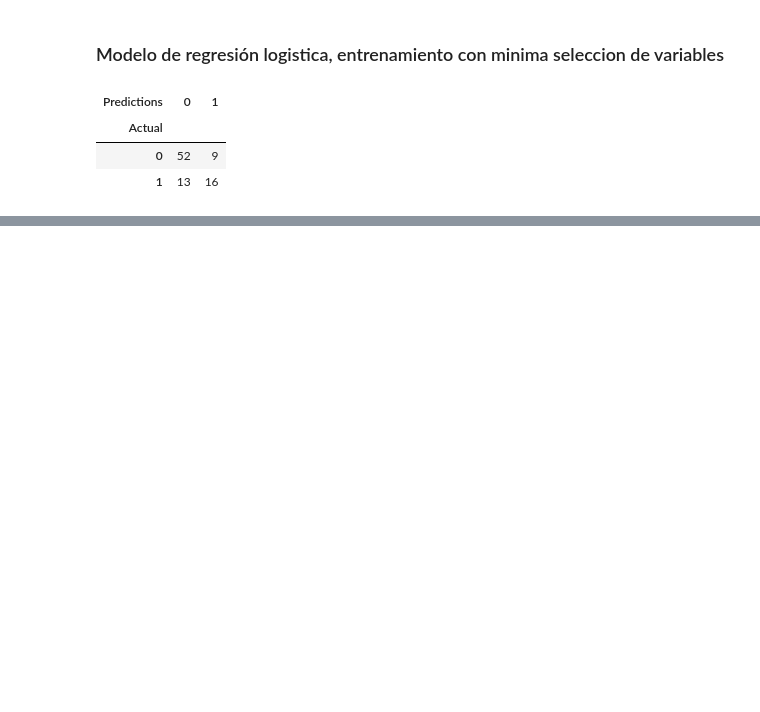
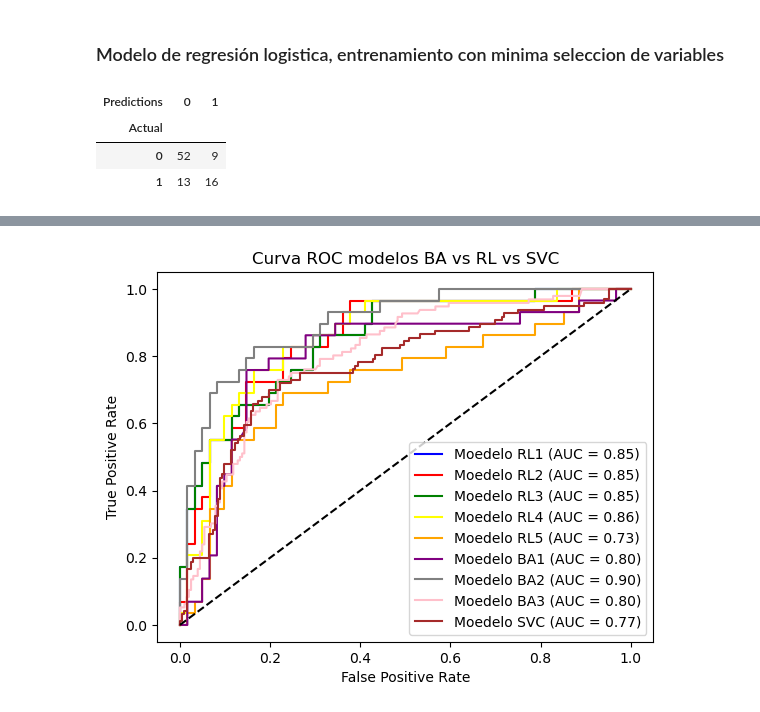
Before and after one commit to Alexis-martinezr/Machine-learning-biociencias, a Jupyter notebook: Análisis de registros clínicos de insuficiencia cardíaca.ipynb, the cells around one changed output, grey strips where cells are left out. Cells and saved outputs as stored; diff of their text form; code cells hidden in the pictures; blank space fills up the shorter version.

```diff
--- a/Análisis de registros clínicos de insuficiencia cardíaca.ipynb
+++ b/Análisis de registros clínicos de insuficiencia cardíaca.ipynb
@@ -590,0 +785,3 @@ pd.crosstab(y_test, predictions, rownames=["Actual"], colnames=['Predictions'])
+# %%
+y_pred_bavc = cross_val_predict(forest_bavc, x_bavc, y_bavc, cv=cv, method='predict')
+y_proba_bavc = cross_val_predict(forest_bavc, x_bavc, y_bavc, cv=cv, method='predict_proba')[:,1]
@@ -612,0 +864,14 @@ pd.crosstab(y_test, pred, rownames=["Actual"], colnames=['Predictions'])
+# %%
+x_svc = data[['serum_creatinine', 'ejection_fraction', 'age',
+       'high_blood_pressure']]
+y_svc = data['DEATH_EVENT']
+
+# Definir modelo
+svm = SVC(kernel='linear', C=1, probability=True)
+
+# Definir validación cruzada estratificada (5 particiones)
+cv = StratifiedKFold(n_splits=5, shuffle=True, random_state=42)
+
+# Evaluar con cross_val_score
+scores = cross_val_score(svm, x_svc, y_svc, cv=cv, scoring='accuracy')
+scores.mean()
@@ -612,0 +880,3 @@ pd.crosstab(y_test, pred, rownames=["Actual"], colnames=['Predictions'])
+# %%
+y_pred_svc = cross_val_predict(svm, x_svc, y_svc, cv=cv, method='predict')
+y_proba_svc = cross_val_predict(svm, x_svc, y_svc, cv=cv, method='predict_proba')[:,1]
@@ -612,0 +938,59 @@ pd.crosstab(y_test, pred, rownames=["Actual"], colnames=['Predictions'])
+# %%
+from sklearn.metrics import roc_curve, auc
+
+# Suponiendo que knn ya está entrenado
+probs_l = model_l.predict_proba(x_test_l)[:, 1]  # probabilidades de clase positiva
+fpr_l, tpr_l, thresholds_l = roc_curve(y_test_l, probs_l)
+roc_auc_l = auc(fpr_l, tpr_l)
+
+probs_lst = model_le.predict_proba(x_test_lst)[:, 1]  # probabilidades de clase positiva
+fpr_lst, tpr_lst, thresholds_lst = roc_curve(y_test_l, probs_lst)
+roc_auc_lst = auc(fpr_lst, tpr_lst)
+
+probs_lv = model_lv.predict_proba(x_test_lv)[:, 1]  # probabilidades de clase positiva
+fpr_lv, tpr_lv, thresholds_lv = roc_curve(y_test_lv, probs_lv)
+roc_auc_lv = auc(fpr_lv, tpr_lv)
+
+probs_lvst = model_lve.predict_proba(x_test_lvst)[:, 1]  # probabilidades de clase positiva
+fpr_lvst, tpr_lvst, thresholds_lvst = roc_curve(y_test_lv, probs_lvst)
+roc_auc_lvst = auc(fpr_lvst, tpr_lvst)
+
+probs_lmve = model_lmve.predict_proba(x_test_lmve)[:, 1]  # probabilidades de clase positiva
+fpr_lmve, tpr_lmve, thresholds_lmve = roc_curve(y_test_lmve, probs_lmve)
+roc_auc_lmve = auc(fpr_lmve, tpr_lmve)
+
+ # probabilidades de clase positiva
+probs_b = forest_b.predict_proba(x_test_b)[:, 1]
+fpr_b, tpr_b, thresholds_b = roc_curve(y_test_b, probs_b)
+roc_auc_b = auc(fpr_b, tpr_b)
+
+  # probabilidades de clase positiva
+
+probs_c = forest_c.predict_proba(x_test_c)[:, 1]  # probabilidades de clase positiva
+fpr_c, tpr_c, thresholds_c = roc_curve(y_test_c, probs_c)
+roc_auc_c = auc(fpr_c, tpr_c)
+
+fpr_bavc, tpr_bavc, thresholds_bavc = roc_curve(y_bavc, y_proba_bavc)
+roc_auc_bavc = auc(fpr_bavc, tpr_bavc)
+
+  # probabilidades de clase positiva
+fpr_svc, tpr_svc, thresholds_svc = roc_curve(y_svc, y_proba_svc)
+roc_auc_svc = auc(fpr_svc, tpr_svc)
+
+plt.figure()
+plt.plot(fpr_l, tpr_l, color='blue', label=f'Moedelo RL1 (AUC = {roc_auc_l:.2f})')
+plt.plot(fpr_lst, tpr_lst, color='red', label=f'Moedelo RL2 (AUC = {roc_auc_lst:.2f})')
+plt.plot(fpr_lv, tpr_lv, color='green', label=f'Moedelo RL3 (AUC = {roc_auc_lv:.2f})')
+plt.plot(fpr_lvst, tpr_lvst, color='yellow', label=f'Moedelo RL4 (AUC = {roc_auc_lvst:.2f})')
+plt.plot(fpr_lmve, tpr_lmve, color='orange', label=f'Moedelo RL5 (AUC = {roc_auc_lmve:.2f})')
+plt.plot(fpr_b, tpr_b, color='purple', label=f'Moedelo BA1 (AUC = {roc_auc_b:.2f})')
+plt.plot(fpr_c, tpr_c, color='gray', label=f'Moedelo BA2 (AUC = {roc_auc_c:.2f})')
+plt.plot(fpr_bavc, tpr_bavc, color='pink', label=f'Moedelo BA3 (AUC = {roc_auc_bavc:.2f})')
+plt.plot(fpr_svc, tpr_svc, color='brown', label=f'Moedelo SVC (AUC = {roc_auc_svc:.2f})')
+
+plt.plot([0,1], [0,1], 'k--')
+plt.xlabel('False Positive Rate')
+plt.ylabel('True Positive Rate')
+plt.title('Curva ROC modelos BA vs RL vs SVC')
+plt.legend()
+# %% [output]
@@ -612,0 +998 @@ pd.crosstab(y_test, pred, rownames=["Actual"], colnames=['Predictions'])
+[figure, added]
```
Also changed, not shown: parts of 38 cells of this notebook, 3 other files.
